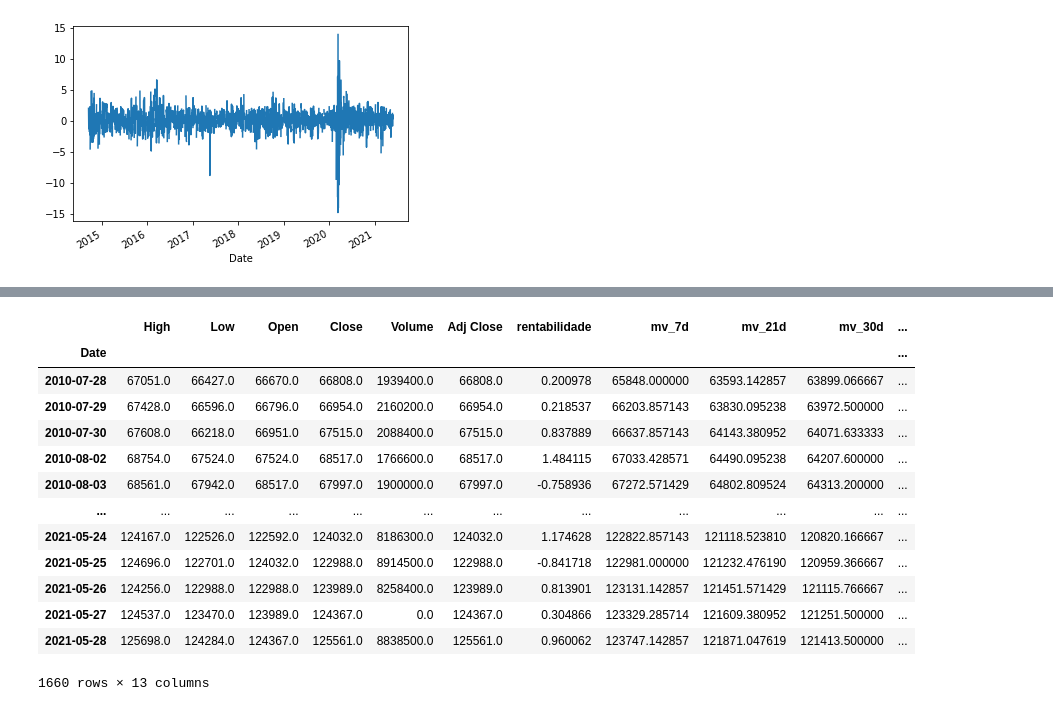
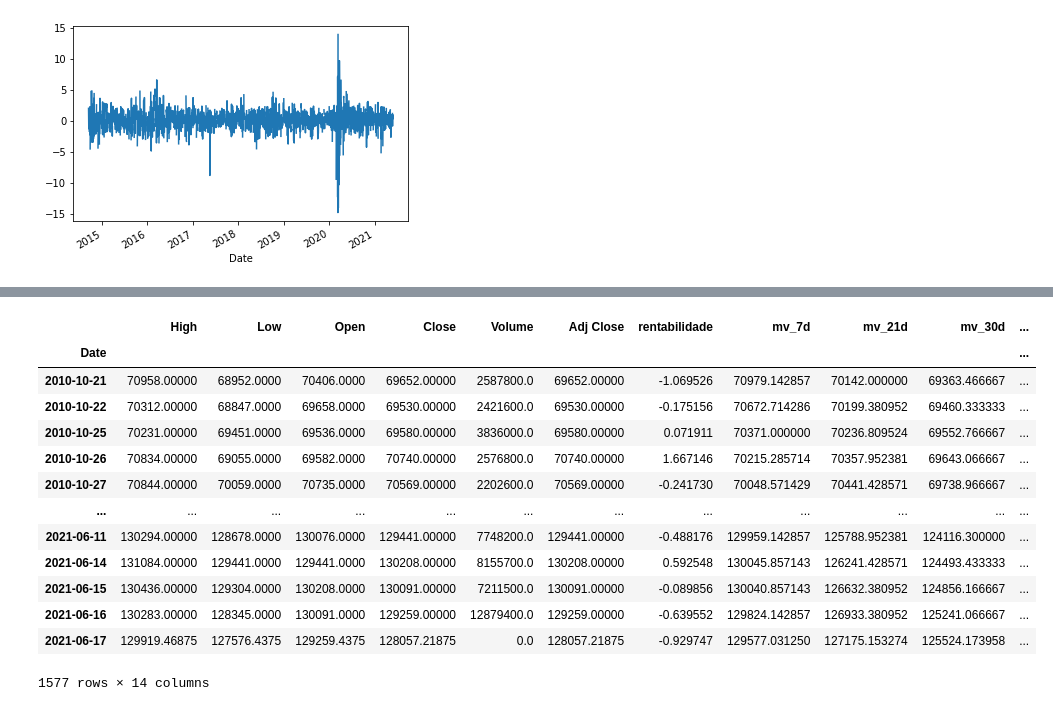
Before and after one commit to allpedroza/python-dataanalysis, a Jupyter notebook: bovespa.ipynb, the cells around one changed output, grey strips where cells are left out. Cells and saved outputs as stored; diff of their text form; code cells hidden in the pictures.

```diff
--- a/bovespa.ipynb
+++ b/bovespa.ipynb
@@ -30,4 +30,5 @@ Successfully installed lxml-4.6.3 yfinance-0.1.59
 # %%
 #leitura de dados
 start_date = '2010-01-01'
-end_date = '2021-05-30'
+end_date = pandas.to_datetime("today")
+print(end_date)
@@ -126,6 +129,7 @@ ibov['mv_21d'] = ibov ['Close'].rolling(21).mean()
 ibov['mv_30d'] = ibov ['Close'].rolling(30).mean()
 ibov['mv_50d'] = ibov ['Close'].rolling(50).mean()
 ibov['mv_100d'] = ibov ['Close'].rolling(100).mean()
+ibov['mv_200d'] = ibov ['Close'].rolling(200).mean()
 ibov['mv_365d'] = ibov ['Close'].rolling(365).mean()
 
 BTC['mv_7d'] = BTC ['Close'].rolling(7).mean()
@@ -133,6 +137,7 @@ BTC['mv_21d'] = BTC ['Close'].rolling(21).mean()
 BTC['mv_30d'] = BTC ['Close'].rolling(30).mean()
 BTC['mv_50d'] = BTC ['Close'].rolling(50).mean()
 BTC['mv_100d'] = BTC ['Close'].rolling(100).mean()
+BTC['mv_200d'] = BTC ['Close'].rolling(200).mean()
 BTC['mv_365d'] = BTC ['Close'].rolling(365).mean()
 # %%
 ibov
@@ -208,21 +214,21 @@ size of variable lines is  6
 [interactive output not drawn]
 # %%
-ibov[ibov['mv_7d']>ibov['mv_100d']]
+ibov[ibov['mv_7d']>ibov['mv_200d']]
 # %% [output]
 |  | High | Low | Open | Close | Volume | Adj Close | rentabilidade | mv_7d | mv_21d | mv_30d | ... |
 | Date |  |  |  |  |  |  |  |  |  |  | ... |
-| 2010-07-28 | 67051.0 | 66427.0 | 66670.0 | 66808.0 | 1939400.0 | 66808.0 | 0.200978 | 65848.000000 | 63593.142857 | 63899.066667 | ... |
-| 2010-07-29 | 67428.0 | 66596.0 | 66796.0 | 66954.0 | 2160200.0 | 66954.0 | 0.218537 | 66203.857143 | 63830.095238 | 63972.500000 | ... |
-| 2010-07-30 | 67608.0 | 66218.0 | 66951.0 | 67515.0 | 2088400.0 | 67515.0 | 0.837889 | 66637.857143 | 64143.380952 | 64071.633333 | ... |
-| 2010-08-02 | 68754.0 | 67524.0 | 67524.0 | 68517.0 | 1766600.0 | 68517.0 | 1.484115 | 67033.428571 | 64490.095238 | 64207.600000 | ... |
-| 2010-08-03 | 68561.0 | 67942.0 | 68517.0 | 67997.0 | 1900000.0 | 67997.0 | -0.758936 | 67272.571429 | 64802.809524 | 64313.200000 | ... |
+| 2010-10-21 | 70958.00000 | 68952.0000 | 70406.0000 | 69652.00000 | 2587800.0 | 69652.00000 | -1.069526 | 70979.142857 | 70142.000000 | 69363.466667 | ... |
+| 2010-10-22 | 70312.00000 | 68847.0000 | 69658.0000 | 69530.00000 | 2421600.0 | 69530.00000 | -0.175156 | 70672.714286 | 70199.380952 | 69460.333333 | ... |
+| 2010-10-25 | 70231.00000 | 69451.0000 | 69536.0000 | 69580.00000 | 3836000.0 | 69580.00000 | 0.071911 | 70371.000000 | 70236.809524 | 69552.766667 | ... |
+| 2010-10-26 | 70834.00000 | 69055.0000 | 69582.0000 | 70740.00000 | 2576800.0 | 70740.00000 | 1.667146 | 70215.285714 | 70357.952381 | 69643.066667 | ... |
+| 2010-10-27 | 70844.00000 | 70059.0000 | 70735.0000 | 70569.00000 | 2202600.0 | 70569.00000 | -0.241730 | 70048.571429 | 70441.428571 | 69738.966667 | ... |
 | ... | ... | ... | ... | ... | ... | ... | ... | ... | ... | ... | ... |
-| 2021-05-24 | 124167.0 | 122526.0 | 122592.0 | 124032.0 | 8186300.0 | 124032.0 | 1.174628 | 122822.857143 | 121118.523810 | 120820.166667 | ... |
-| 2021-05-25 | 124696.0 | 122701.0 | 124032.0 | 122988.0 | 8914500.0 | 122988.0 | -0.841718 | 122981.000000 | 121232.476190 | 120959.366667 | ... |
-| 2021-05-26 | 124256.0 | 122988.0 | 122988.0 | 123989.0 | 8258400.0 | 123989.0 | 0.813901 | 123131.142857 | 121451.571429 | 121115.766667 | ... |
-| 2021-05-27 | 124537.0 | 123470.0 | 123989.0 | 124367.0 | 0.0 | 124367.0 | 0.304866 | 123329.285714 | 121609.380952 | 121251.500000 | ... |
-| 2021-05-28 | 125698.0 | 124284.0 | 124367.0 | 125561.0 | 8838500.0 | 125561.0 | 0.960062 | 123747.142857 | 121871.047619 | 121413.500000 | ... |
+| 2021-06-11 | 130294.00000 | 128678.0000 | 130076.0000 | 129441.00000 | 7748200.0 | 129441.00000 | -0.488176 | 129959.142857 | 125788.952381 | 124116.300000 | ... |
+| 2021-06-14 | 131084.00000 | 129441.0000 | 129441.0000 | 130208.00000 | 8155700.0 | 130208.00000 | 0.592548 | 130045.857143 | 126241.428571 | 124493.433333 | ... |
+| 2021-06-15 | 130436.00000 | 129304.0000 | 130208.0000 | 130091.00000 | 7211500.0 | 130091.00000 | -0.089856 | 130040.857143 | 126632.380952 | 124856.166667 | ... |
+| 2021-06-16 | 130283.00000 | 128345.0000 | 130091.0000 | 129259.00000 | 12879400.0 | 129259.00000 | -0.639552 | 129824.142857 | 126933.380952 | 125241.066667 | ... |
+| 2021-06-17 | 129919.46875 | 127576.4375 | 129259.4375 | 128057.21875 | 0.0 | 128057.21875 | -0.929747 | 129577.031250 | 127175.153274 | 125524.173958 | ... |
-1660 rows × 13 columns
+1577 rows × 14 columns
 # %%
 filtro_entrada = ibov['mv_7d'] > ibov['mv_100d']
 # %%
```
Also changed, not shown: parts of 16 cells of this notebook.
